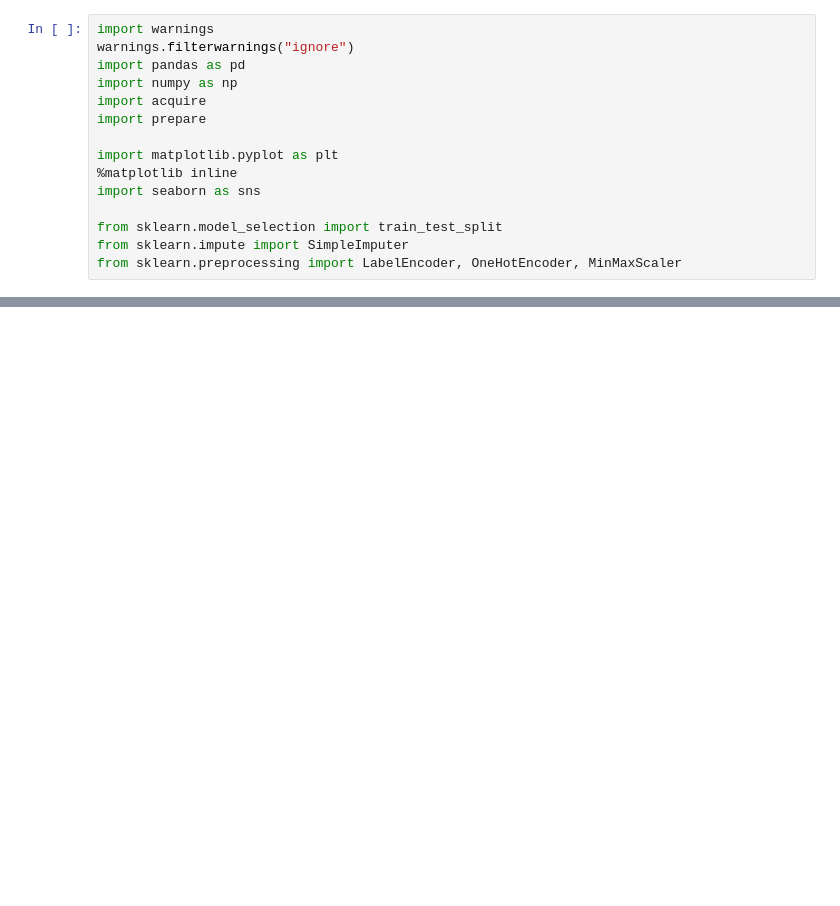
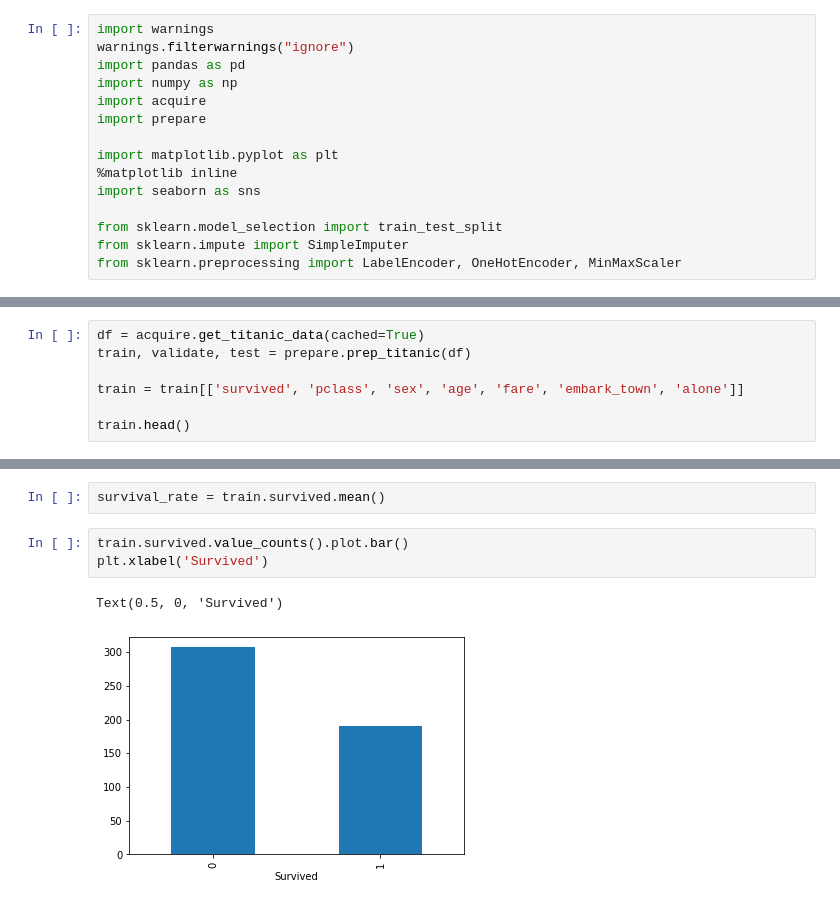
Before and after one commit to CSolitaire/classification-exercises, a Jupyter notebook: import_testing.ipynb, the cells around one changed output, grey strips where cells are left out. Cells and saved outputs as stored; diff of their text form; blank space fills up the shorter version.

Commit message:
Working with Exploring Titanic Data

```diff
--- a/import_testing.ipynb
+++ b/import_testing.ipynb
@@ -85,0 +28,7 @@ memory usage: 14.4+ KB
+# %%
+df = acquire.get_titanic_data(cached=True)
+train, validate, test = prepare.prep_titanic(df)
+
+train = train[['survived', 'pclass', 'sex', 'age', 'fare', 'embark_town', 'alone']]
+
+train.head()
@@ -85,0 +42,8 @@ memory usage: 14.4+ KB
+# %%
+survival_rate = train.survived.mean()
+# %%
+train.survived.value_counts().plot.bar()
+plt.xlabel('Survived')
+# %% [output]
+Text(0.5, 0, 'Survived')
+[figure, added]
```
Also changed, not shown: parts of 21 cells of this notebook, 1 other file.
